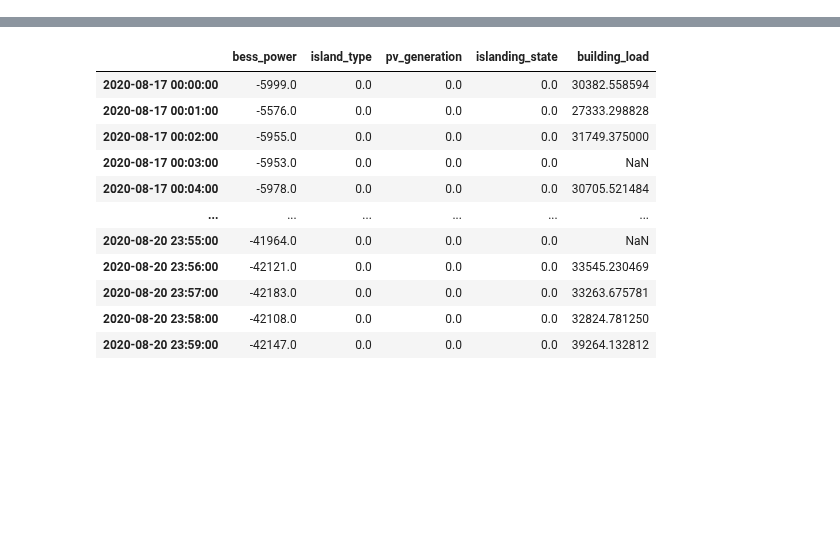
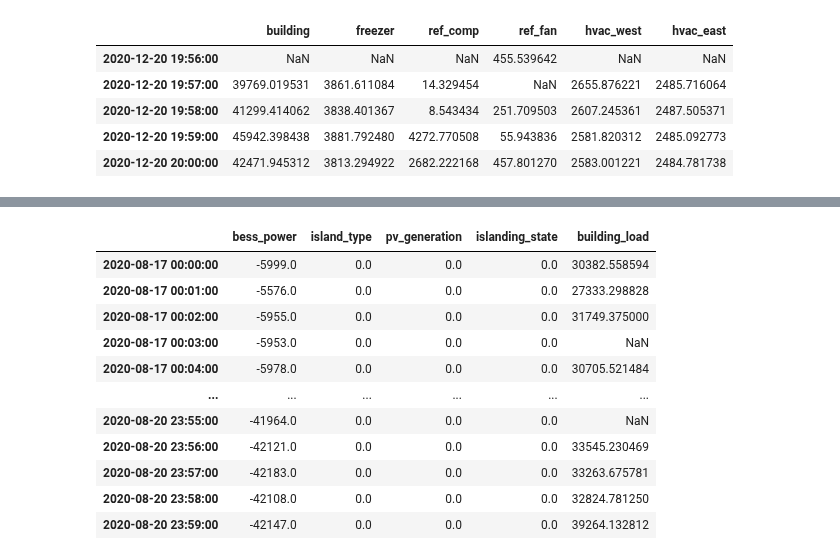
Before and after one commit to LBNL-ETA/SolarPlus-Optimizer, a Jupyter notebook: data_analysis/get_rtac_data.ipynb, the cells around one changed output, grey strips where cells are left out. Drawn from its saved outputs; the diff is of its cells as text; code cells hidden in the pictures; blank space fills up the shorter version.

```diff
--- a/data_analysis/get_rtac_data.ipynb
+++ b/data_analysis/get_rtac_data.ipynb
@@ -20,3 +50,12 @@ power_df.head()
+# %%
+power_df.tail()
+# %% [output]
+|  | building | freezer | ref_comp | ref_fan | hvac_west | hvac_east |
+| 2020-12-20 19:56:00 | NaN | NaN | NaN | 455.539642 | NaN | NaN |
+| 2020-12-20 19:57:00 | 39769.019531 | 3861.611084 | 14.329454 | NaN | 2655.876221 | 2485.716064 |
+| 2020-12-20 19:58:00 | 41299.414062 | 3838.401367 | 8.543434 | 251.709503 | 2607.245361 | 2487.505371 |
+| 2020-12-20 19:59:00 | 45942.398438 | 3881.792480 | 4272.770508 | 55.943836 | 2581.820312 | 2485.092773 |
+| 2020-12-20 20:00:00 | 42471.945312 | 3813.294922 | 2682.222168 | 457.801270 | 2583.001221 | 2484.781738 |
 # %%
 power_df_list.append(power_df)
 # %%
```
Also changed, not shown: parts of 14 cells of this notebook, 5 other files.
